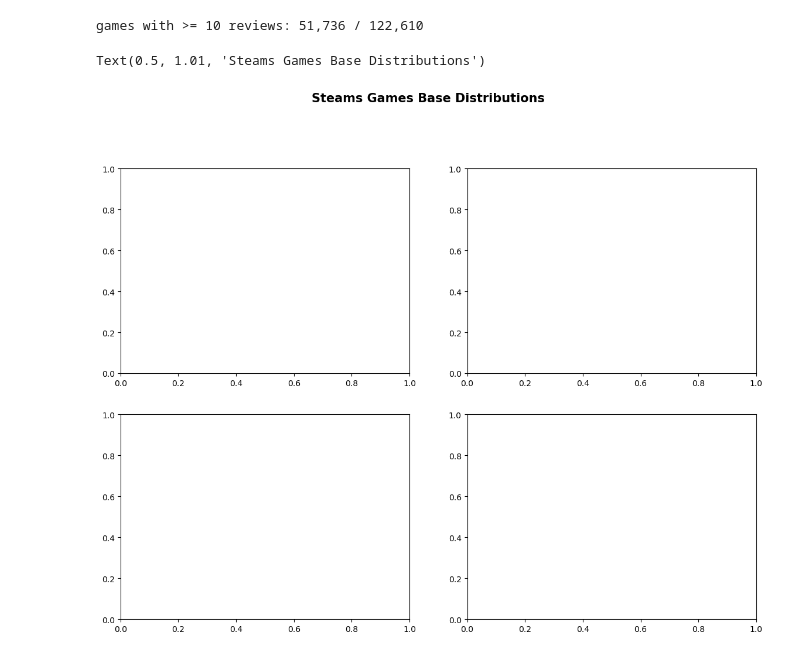
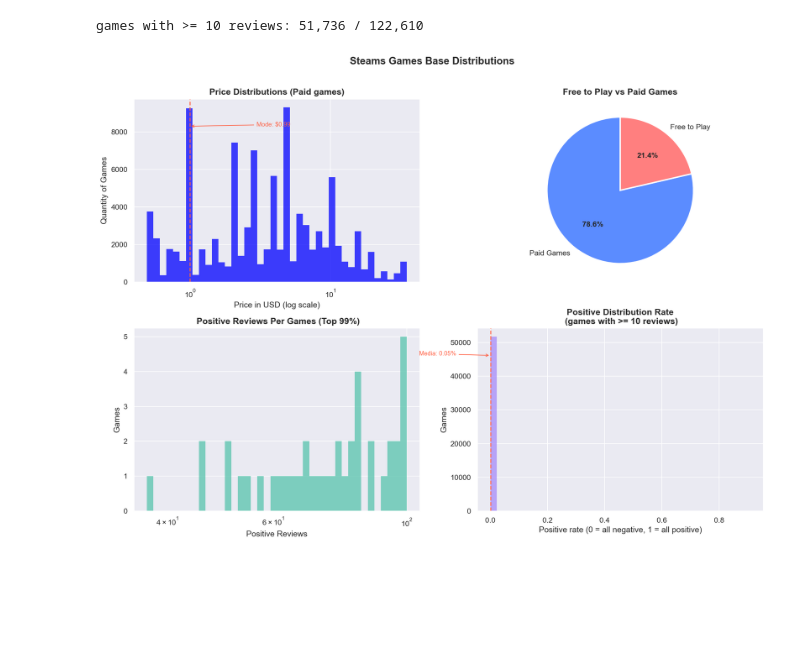
Before and after one commit to EdwinChen18/steam_games_success_analysis, a Jupyter notebook: notebooks/exploratory_analysis.ipynb, the cells around one changed output. Cells and saved outputs as stored; diff of their text form; code cells hidden in the pictures; blank space fills up the shorter version.

Commit message:
fix: still trying figure why graphics so skewed, and need to fix log values in graphics

```diff
--- a/notebooks/exploratory_analysis.ipynb
+++ b/notebooks/exploratory_analysis.ipynb
@@ -35,7 +35,68 @@ games with >= 10 reviews: 51,736 / 122,610
 # %%
 fig, axes = plt.subplots(2,2,
 figsize = (14,10))
 fig.suptitle("Steams Games Base Distributions", fontsize = 15, fontweight="bold", y=1.01)
+
+ax1 = axes[0,0]
+paid = games[games['price'] > 0]['price']
+paid = paid.clip(upper = paid.quantile(0.99))
+sns.histplot(paid, log_scale = True, bins=40, ax=ax1, color="blue", edgecolor="none")
+ax1.set_title("Price Distributions (Paid games)")
+ax1.set_xlabel("Price in USD (log scale)")
+ax1.set_ylabel("Quantity of Games")
+
+mode_price = paid.mode()[0]
+ax1.axvline(mode_price, color="tomato", linestyle="--", linewidth=1.5)
+ax1.annotate(f"Mode: ${mode_price:.2f}", xy=(mode_price, ax1.get_ylim()[1]*0.85),
+             xytext=(mode_price * 3, ax1.get_ylim()[1]*0.85),
+             arrowprops=dict(arrowstyle="->", color="tomato"), color="tomato", fontsize=9)
+
+# ── Plot 2: F2P vs Paid ───────────────────────────────────────────────────────
+ax2 = axes[0, 1]
+f2p_counts = games['price'].apply(lambda x: 'Free to Play' if x == 0 else 'Paid Games').value_counts()
+colors = ["#5B8CFF", "#FF7F7F"]
+wedges, texts, autotexts = ax2.pie(
+    f2p_counts, labels=f2p_counts.index, autopct='%1.1f%%',
+    colors=colors, startangle=90, wedgeprops=dict(edgecolor='white', linewidth=2)
+)
+for t in autotexts:
+    t.set_fontsize(11)
+    t.set_fontweight("bold")
+ax2.set_title("Free to Play vs Paid Games")
+
+# ── Plot 3: Distribución de reviews positivas (log scale) ────────────────────
+ax3 = axes[1, 0]
+sns.histplot(
+    games_reviewed['positive'], log_scale = True,
+    bins=40, ax=ax3, color="#57C4AD", edgecolor="none"
+)
+ax3.set_title(" Positive Reviews Per Games (Top 99%)")
+ax3.set_xlabel("Positive Reviews")
+ax3.set_ylabel("Games")
+
+median_pos = games_reviewed['positive'].median()
+ax3.axvline(median_pos, color="tomato", linestyle="--", linewidth=1.5)
+ax3.annotate(f"Mediana: {int(median_pos):,}",
+             xy=(median_pos, ax3.get_ylim()[1]*0.7),
+             xytext=(median_pos * 5, ax3.get_ylim()[1]*0.7),
+             arrowprops=dict(arrowstyle="->", color="tomato"), color="tomato", fontsize=9)
+
+# ── Plot 4: Distribución de positive rate ────────────────────────────────────
+ax4 = axes[1, 1]
+sns.histplot(games_reviewed['positive_rate'], bins=40, ax=ax4, color="#A78BFA", edgecolor="none")
+ax4.set_title("Positive Distribution Rate\n (games with >= 10 reviews)")
+ax4.set_xlabel("Positive rate (0 = all negative, 1 = all positive)")
+ax4.set_ylabel("Games")
+
+mean_rate = games_reviewed['positive_rate'].mean()
+ax4.axvline(mean_rate, color="tomato", linestyle="--", linewidth=1.5)
+ax4.annotate(f"Media: {mean_rate:.2%}",
+             xy=(mean_rate, ax4.get_ylim()[1]*0.85),
+             xytext=(mean_rate - 0.25, ax4.get_ylim()[1]*0.85),
+             arrowprops=dict(arrowstyle="->", color="tomato"), color="tomato", fontsize=9)
+
+plt.tight_layout()
+plt.savefig('../images/01_base_distribution.png', bbox_inches='tight', dpi=150)
+plt.show()
 # %% [output]
-Text(0.5, 1.01, 'Steams Games Base Distributions')
-[figure, old version]
+[figure, new version]
```
Also changed, not shown: parts of 3 cells of this notebook, 1 other file.
